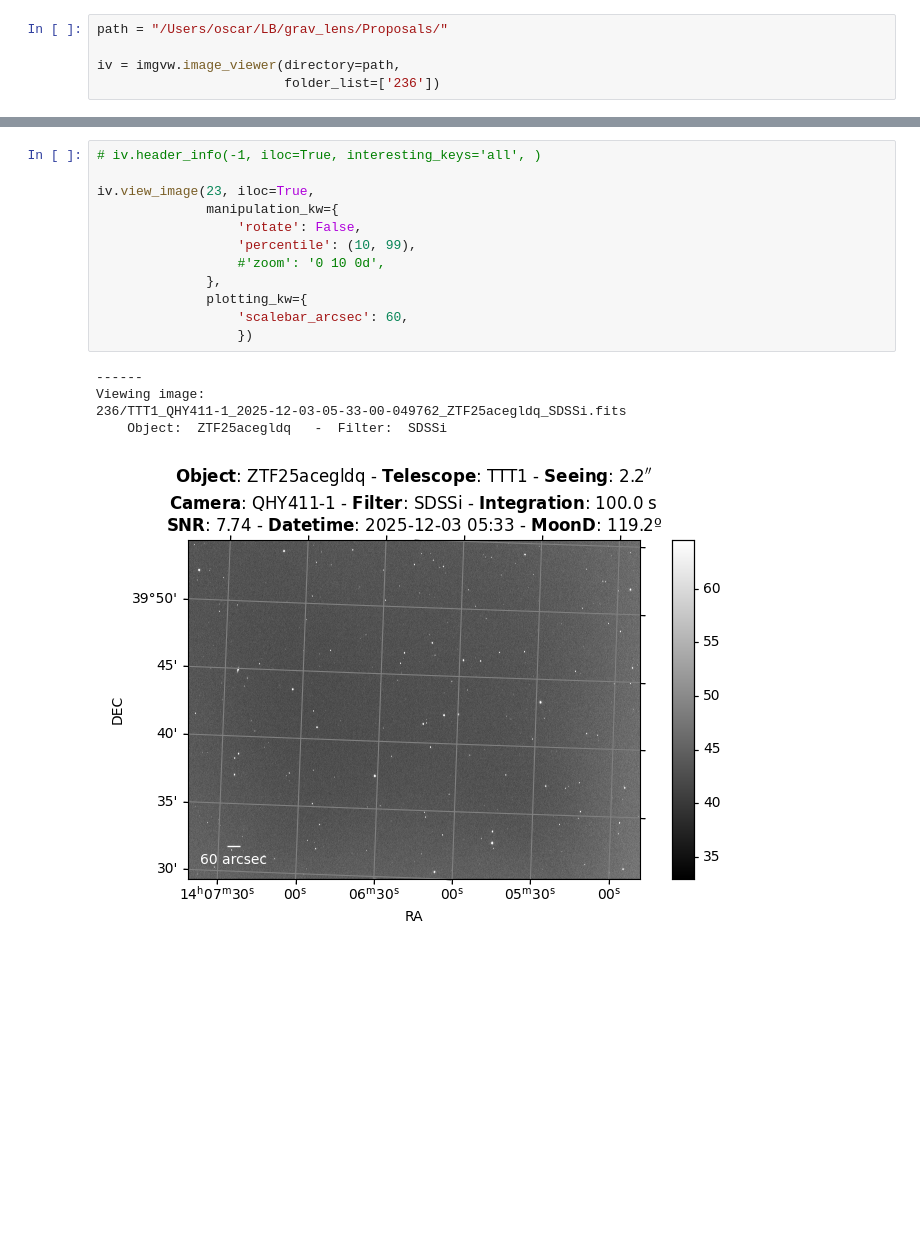
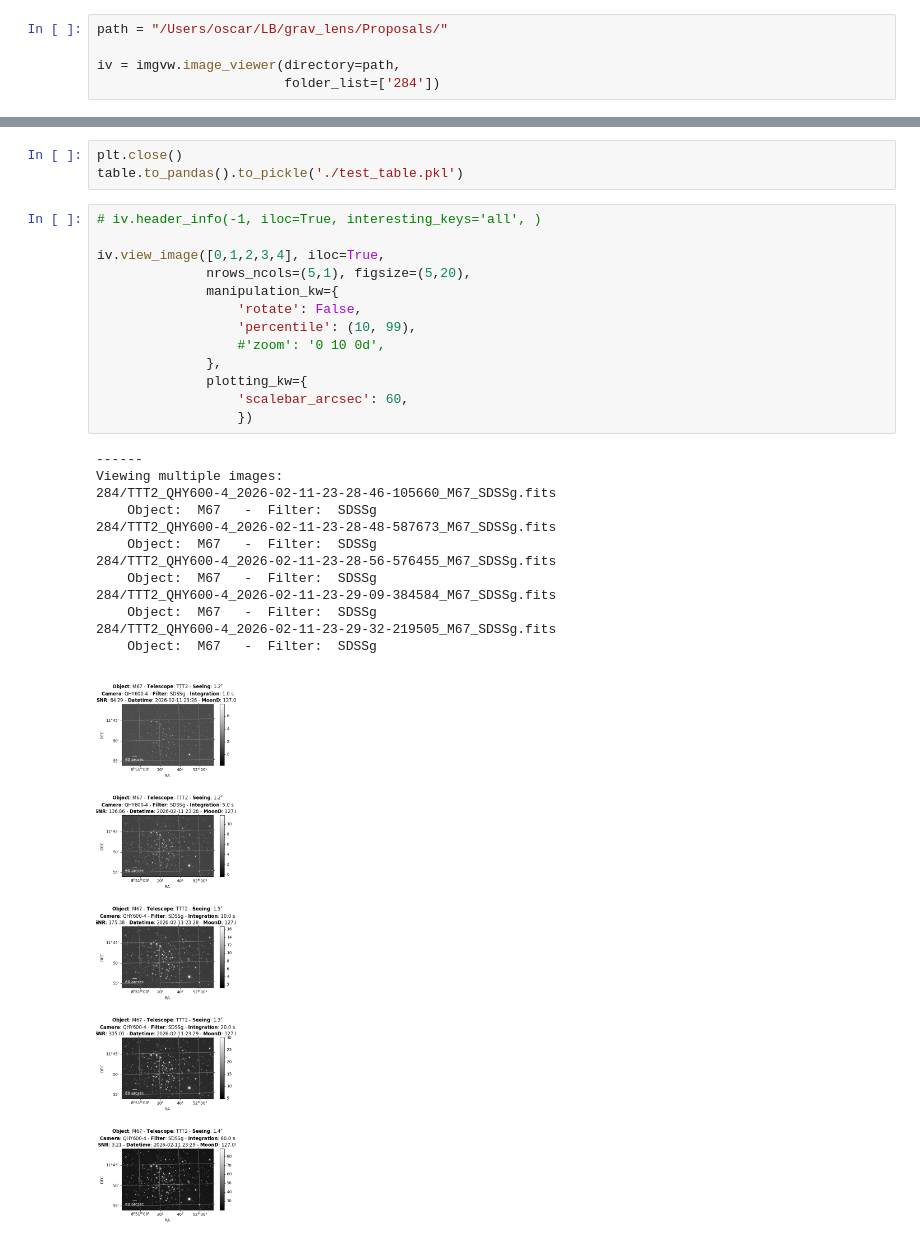
Before and after one commit to oscar-s-p/imageviewer, a Jupyter notebook: examples/photometry.ipynb, the cells around one changed output, grey strips where cells are left out. Drawn from its saved outputs; the diff is of its cells as text; blank space fills up the shorter version.

```diff
--- a/examples/photometry.ipynb
+++ b/examples/photometry.ipynb
@@ -30,7 +33,7 @@ print(imgvw.__version__)
 path = "/Users/oscar/LB/grav_lens/Proposals/"
 
 iv = imgvw.image_viewer(directory=path,
-                        folder_list=['236'])
+                        folder_list=['284'])
 # %% [output]
 Current working directory: /Users/oscar/LB/imageviewer/examples
 Image directory defined: /Users/oscar/LB/grav_lens/Proposals/
@@ -56,21 +82,33 @@ table.to_pandas().to_pickle('./test_table.pkl')
+# %%
+plt.close()
+table.to_pandas().to_pickle('./test_table.pkl')
 # %%
 # iv.header_info(-1, iloc=True, interesting_keys='all', )
 
-iv.view_image(23, iloc=True,
+iv.view_image([0,1,2,3,4], iloc=True,
+              nrows_ncols=(5,1), figsize=(5,20),
               manipulation_kw={
                   'rotate': False,
                   'percentile': (10, 99),
                   #'zoom': '0 10 0d',
               },
               plotting_kw={
                   'scalebar_arcsec': 60,
                   })
 # %% [output]
 ------
-Viewing image:
-236/TTT1_QHY411-1_2025-12-03-05-33-00-049762_ZTF25acegldq_SDSSi.fits
-    Object:  ZTF25acegldq   -  Filter:  SDSSi
+Viewing multiple images:
+284/TTT2_QHY600-4_2026-02-11-23-28-46-105660_M67_SDSSg.fits
+    Object:  M67   -  Filter:  SDSSg
+284/TTT2_QHY600-4_2026-02-11-23-28-48-587673_M67_SDSSg.fits
+    Object:  M67   -  Filter:  SDSSg
+284/TTT2_QHY600-4_2026-02-11-23-28-56-576455_M67_SDSSg.fits
+    Object:  M67   -  Filter:  SDSSg
+284/TTT2_QHY600-4_2026-02-11-23-29-09-384584_M67_SDSSg.fits
+    Object:  M67   -  Filter:  SDSSg
+284/TTT2_QHY600-4_2026-02-11-23-29-32-219505_M67_SDSSg.fits
+    Object:  M67   -  Filter:  SDSSg
-[figure, old version]
+[figure, new version]
 # %%
 
 
```
Also changed, not shown: parts of 11 cells of this notebook, 3 other files.
